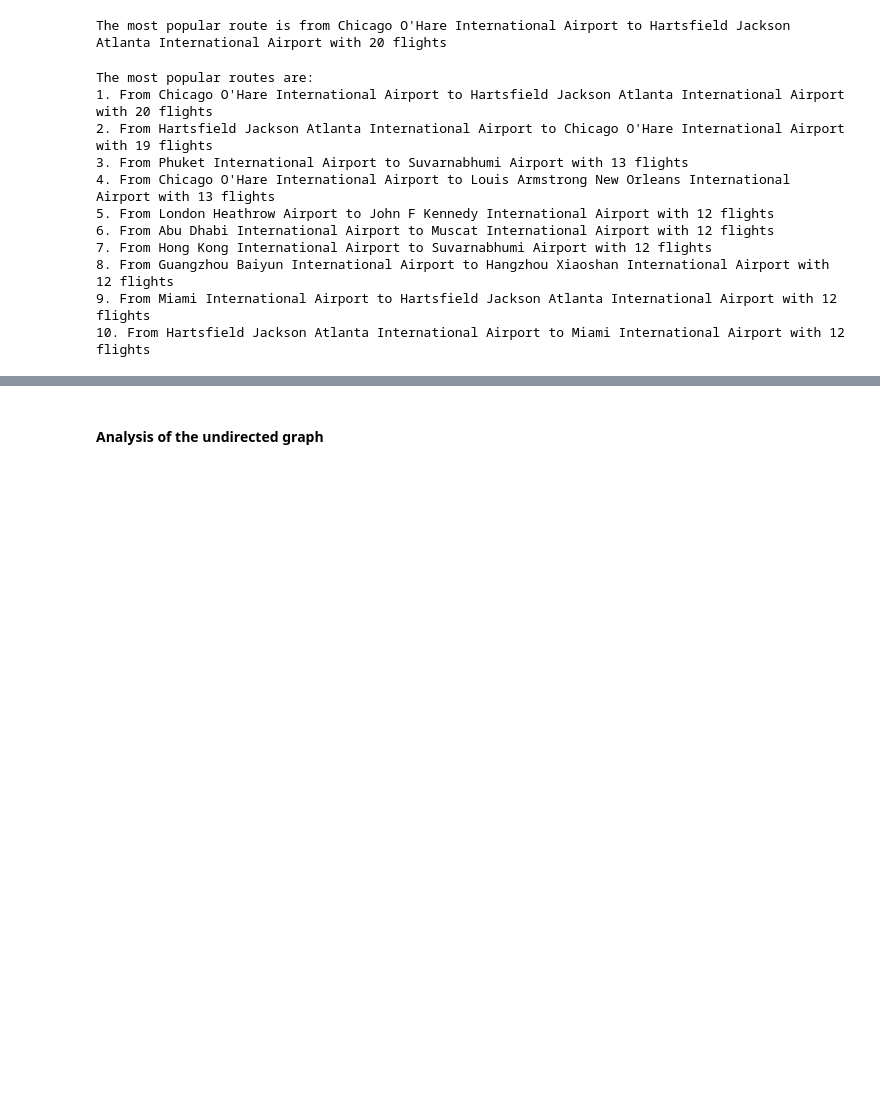
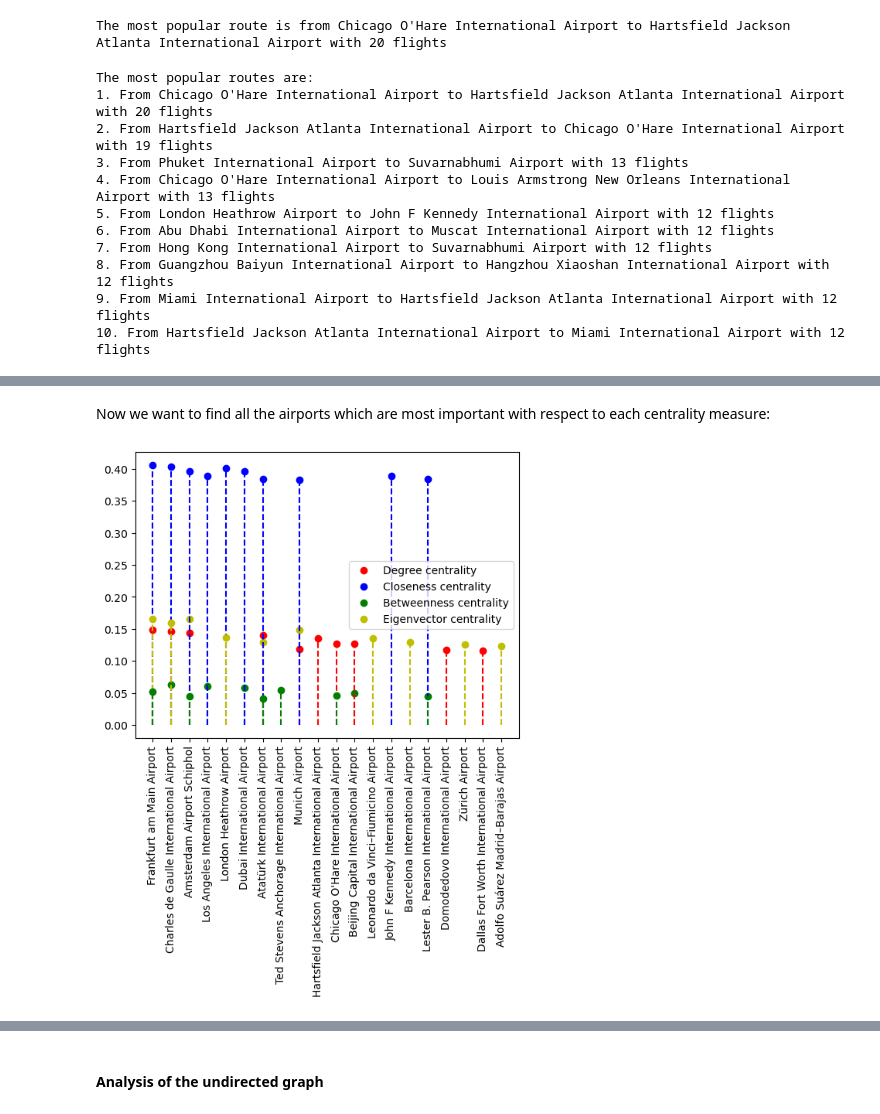
Before and after one commit to radubauzh/epidemic-spread-over-flights, a Jupyter notebook: main.ipynb, the cells around one changed output, grey strips where cells are left out. Cells and saved outputs as stored; diff of their text form; code cells hidden in the pictures; blank space fills up the shorter version.

```diff
--- a/main.ipynb
+++ b/main.ipynb
@@ -182,0 +324,4 @@ The most popular routes are:
+# %%
+ten_highest_degree_centralities = sorted(degree_centrality.items(), key=lambda x: x[1], reverse=True)[:10]
+for i in range(10):
+    print("{}. {} with degree centrality {}".format(i+1,airport_dict[ten_highest_degree_centralities[i][0]], ten_highest_degree_centralities[i][1]))
@@ -182,0 +346,4 @@ The most popular routes are:
+# %%
+ten_highest_closeness_centralities = sorted(closeness_centrality.items(), key=lambda x: x[1], reverse=True)[:10]
+for i in range(10):
+    print("{}. {} with closeness centrality {}".format(i+1,airport_dict[ten_highest_closeness_centralities[i][0]], ten_highest_closeness_centralities[i][1]))
@@ -182,0 +367,4 @@ The most popular routes are:
+# %%
+ten_highest_betweenness_centralities = sorted(betweenness_centrality.items(), key=lambda x: x[1], reverse=True)[:10]
+for i in range(10):
+    print("{}. {} with betweenness centrality {}".format(i+1,airport_dict[ten_highest_betweenness_centralities[i][0]], ten_highest_betweenness_centralities[i][1]))
@@ -182,0 +386,4 @@ The most popular routes are:
+# %%
+ten_highest_eigenvector_centralities = sorted(eigenvector_centrality.items(), key=lambda x: x[1], reverse=True)[:10]
+for i in range(10):
+    print("{}. {} with eigenvector centrality {}".format(i+1,airport_dict[ten_highest_eigenvector_centralities[i][0]], ten_highest_eigenvector_centralities[i][1]))
@@ -182,0 +434,20 @@ The most popular routes are:
+# %% [markdown]
+Now we want to find all the airports which are most important with respect to each centrality measure:
+# %%
+# for every airport in the most important airports, plot the centrality measures
+for j in range(10):
+    plt.plot(airport_dict[ten_highest_degree_centralities[j][0]], ten_highest_degree_centralities[j][1], 'ro')
+    plt.plot(airport_dict[ten_highest_closeness_centralities[j][0]], ten_highest_closeness_centralities[j][1], 'bo')
+    plt.plot(airport_dict[ten_highest_betweenness_centralities[j][0]], ten_highest_betweenness_centralities[j][1], 'go')
+    plt.plot(airport_dict[ten_highest_eigenvector_centralities[j][0]], ten_highest_eigenvector_centralities[j][1], 'yo')
+
+    # plot perpendicular lines to the x-axis
+    plt.plot([airport_dict[ten_highest_degree_centralities[j][0]], airport_dict[ten_highest_degree_centralities[j][0]]], [0, ten_highest_degree_centralities[j][1]], 'r--')
+    plt.plot([airport_dict[ten_highest_closeness_centralities[j][0]], airport_dict[ten_highest_closeness_centralities[j][0]]], [0, ten_highest_closeness_centralities[j][1]], 'b--')
+    plt.plot([airport_dict[ten_highest_betweenness_centralities[j][0]], airport_dict[ten_highest_betweenness_centralities[j][0]]], [0, ten_highest_betweenness_centralities[j][1]], 'g--')
+    plt.plot([airport_dict[ten_highest_eigenvector_centralities[j][0]], airport_dict[ten_highest_eigenvector_centralities[j][0]]], [0, ten_highest_eigenvector_centralities[j][1]], 'y--')
+plt.legend(['Degree centrality', 'Closeness centrality', 'Betweenness centrality', 'Eigenvector centrality'])
+plt.xticks(rotation=90)
+plt.show()
+# %% [output]
+[figure, added]
```
Also changed, not shown: parts of 52 cells of this notebook.
